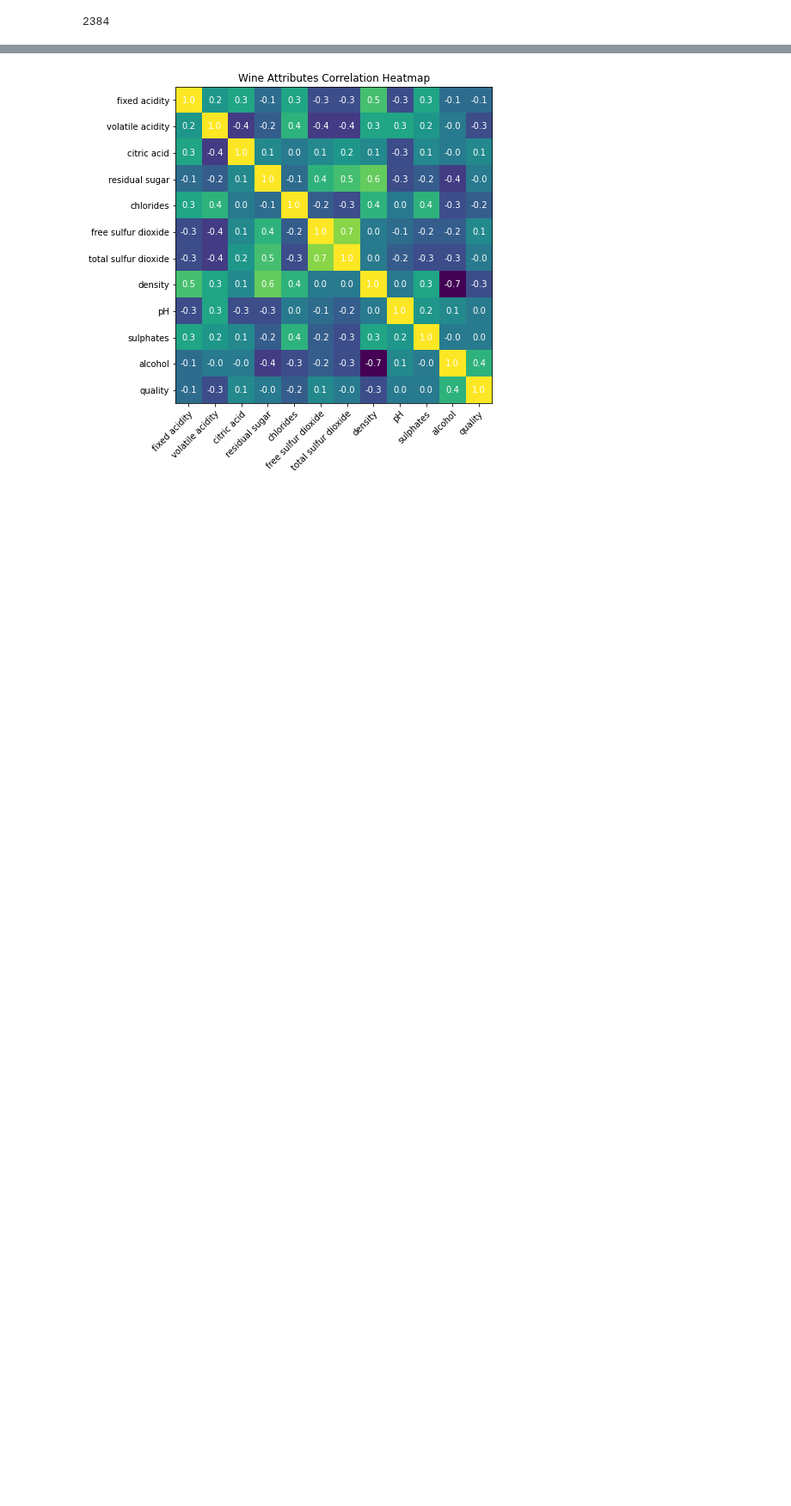
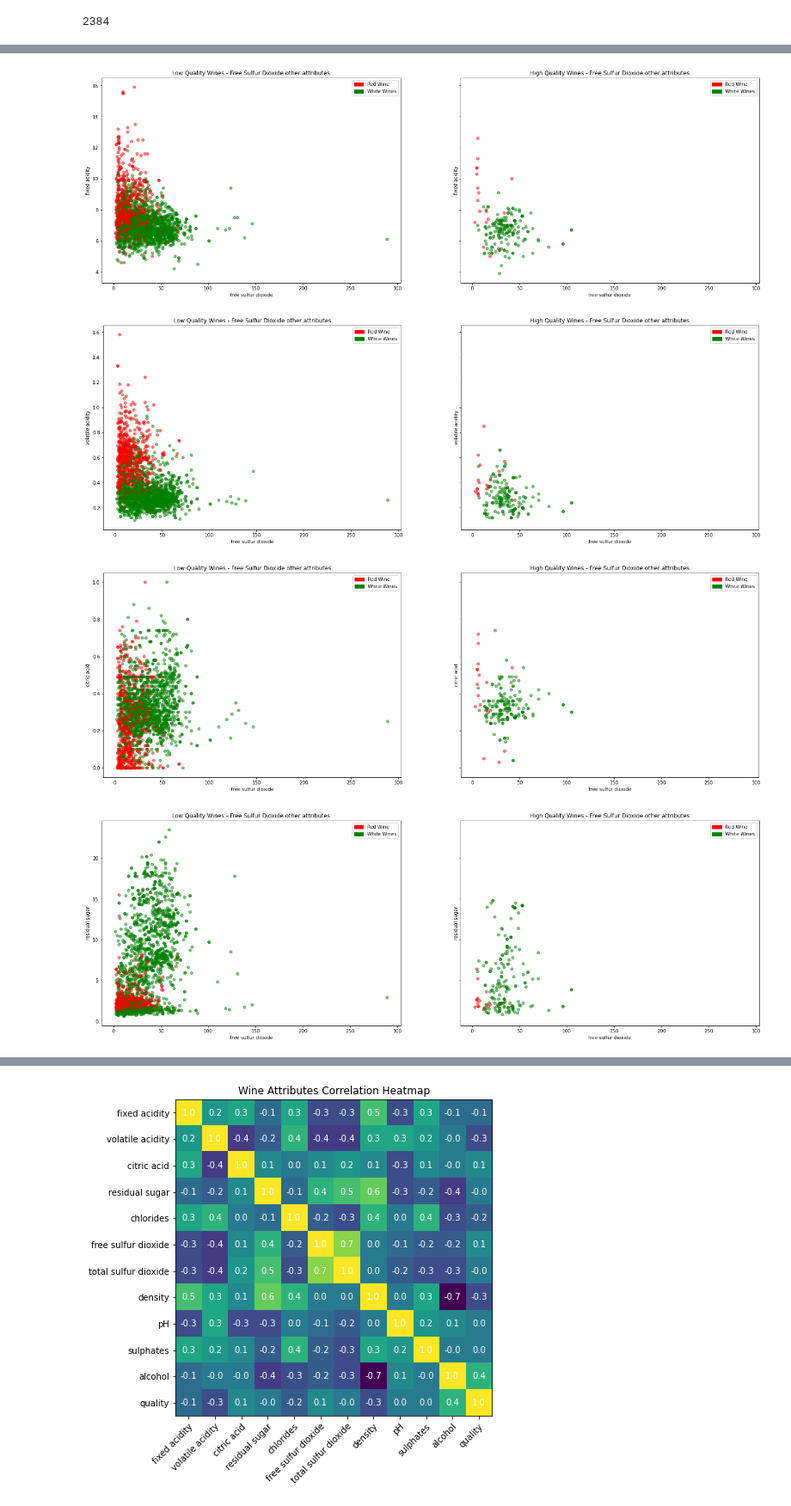
Before and after one commit to Jacopo-Spadon/Wine-not, a Jupyter notebook: Wine not data Wrangling.ipynb, the cells around one changed output, grey strips where cells are left out. Shown at 86% size. Saved outputs shown, nothing was run; the diff lists cells and outputs as text; code cells hidden in the pictures; blank space fills up the shorter version.

```diff
--- a/Wine not data Wrangling.ipynb
+++ b/Wine not data Wrangling.ipynb
@@ -406,0 +438,32 @@ for column in wines.columns[0:-3]:
+# %%
+# Low/High Wines - Free sulfur Dioxide other attributes and Quality
+
+colors = {"red": "red", "white": "green"}
+q_low_df=wines[wines['quality_label'] == 'low']
+q_high_df=wines[wines['quality_label'] == 'high']
+
+
+for column in wines.columns[0:-3]:
+    fig, (ax1, ax2) = plt.subplots(1, 2, figsize=(25, 8), sharey=True, sharex=True)
+    scatter = ax1.scatter(q_low_df["free sulfur dioxide"], q_low_df[column],
+               c=q_low_df['wine_type'].map(colors), alpha=0.5)
+    ax1.set_xlabel("free sulfur dioxide", fontsize=10)
+    ax1.set_ylabel(column, fontsize=10)
+    ax1.set_title('Low Quality Wines - Free Sulfur Dioxide other attributes')
+    red_quality = mpatches.Patch(color='red', label='Red Wine')
+    white_quality = mpatches.Patch(color='green', label='White Wines')
+    ax1.legend(handles=[red_quality, white_quality])
+    scatter2 = ax2.scatter(q_high_df["free sulfur dioxide"], q_high_df[column],
+               c=q_high_df['wine_type'].map(colors), alpha=0.5)
+    ax2.set_xlabel("free sulfur dioxide", fontsize=10)
+    ax2.set_ylabel(column, fontsize=10)
+    ax2.set_title('High Quality Wines - Free Sulfur Dioxide other attributes')
+    red_quality = mpatches.Patch(color='red', label='Red Wine')
+    white_quality = mpatches.Patch(color='green', label='White Wines')
+    ax2.legend(handles=[red_quality, white_quality])
+    plt.show()
+# %% [output]
+[figure, added]
+[figure, added]
+[figure, added]
+[figure, added]
```
Also changed, not shown: parts of 8 cells of this notebook.
